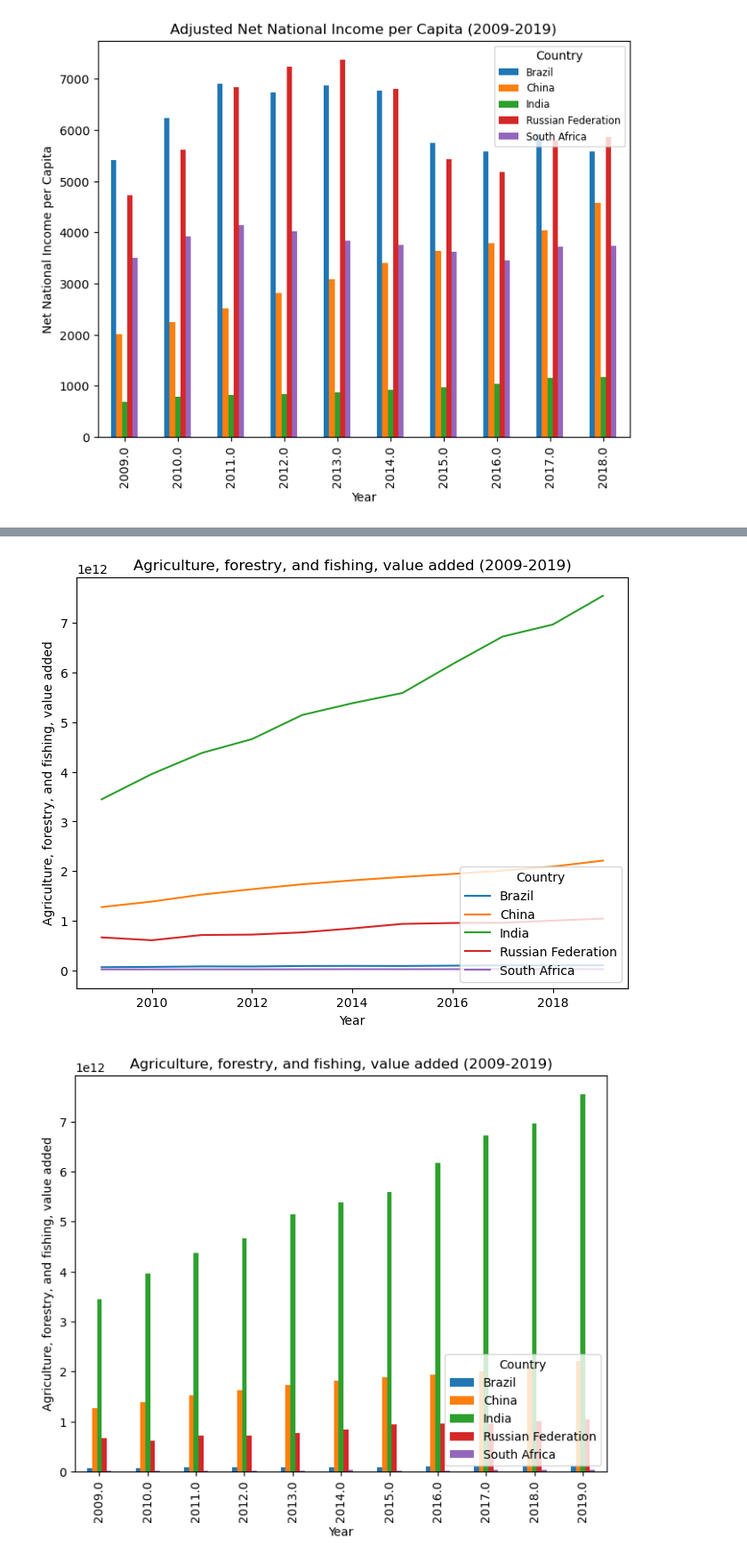
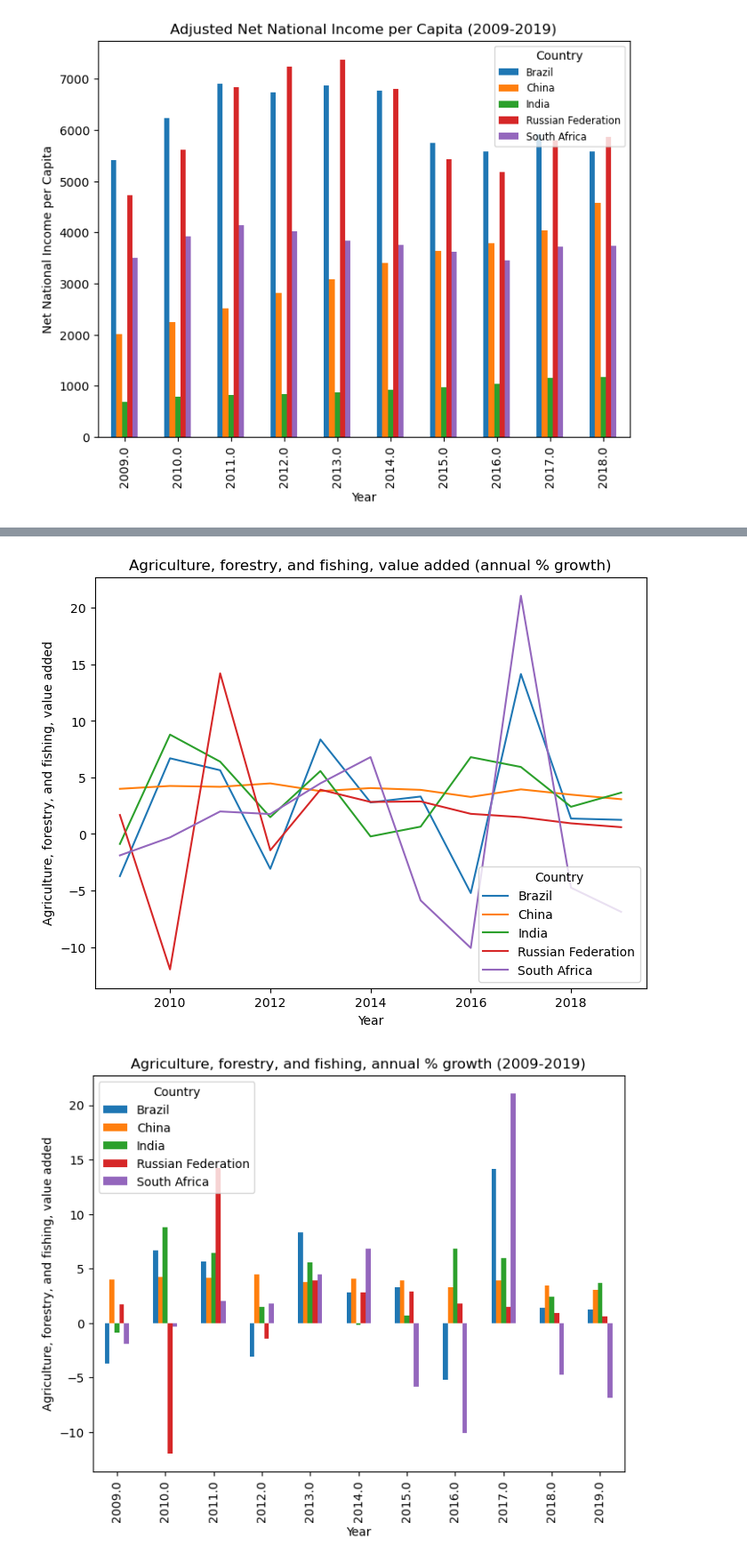
Before and after one commit to SArjaGit/BRICS_Project, a Jupyter notebook: Justin/Economic.ipynb, the cells around one changed output, grey strips where cells are left out. Shown at 89% size. Drawn from its saved outputs; the diff is of its cells as text; code cells hidden in the pictures.

Commit message:
Wrote code and created plots for Agriculture, forestry, and fishing, value added (annual % growth)

```diff
--- a/Justin/Economic.ipynb
+++ b/Justin/Economic.ipynb
@@ -161,7 +161,7 @@ plt.show()
 [figure]
 # %%
 # Filtering The Data for Agriculture, forestry, and fishing, value added
-agriculture_forestry_fishing = filtered_economic_data[filtered_economic_data["SeriesName"].str.contains("Agriculture, forestry, and fishing, value added", case=False)]
+agriculture_forestry_fishing = filtered_economic_data[filtered_economic_data["SeriesName"].str.contains('Agriculture, forestry, and fishing, value added (annual % growth)', case=False, regex=False)]
 
 agriculture_forestry_fishing.head()
 # %% [output]
@@ -189,22 +189,22 @@ group_agriculture_forestry_fishing.head()
 group_agriculture_forestry_fishing.pivot(index="Year", columns="CountryName", values="Value").plot(kind="line", figsize=(8,6))
 
 # Setting titles and labels
-plt.title("Agriculture, forestry, and fishing, value added (2009-2019)")
+plt.title("Agriculture, forestry, and fishing, value added (annual % growth)")
 plt.xlabel("Year")
 plt.ylabel("Agriculture, forestry, and fishing, value added")
 plt.legend(title="Country", loc="lower right")
 plt.show()
 # %% [output]
-[figure, old version]
+[figure, new version]
 # %%
-# Creating a bar graph to show the data for Agriculture, forestry, and fishing, value added
+# Creating a bar graph to show the data for Agriculture, forestry, and fishing, value added (annual % growth)
 group_agriculture_forestry_fishing.pivot(index="Year", columns="CountryName", values="Value").plot(kind="bar", figsize=(8,6))
 
 # Setting titles and labels
-plt.title("Agriculture, forestry, and fishing, value added (2009-2019)")
+plt.title("Agriculture, forestry, and fishing, annual % growth (2009-2019)")
 plt.xlabel("Year")
 plt.ylabel("Agriculture, forestry, and fishing, value added")
-plt.legend(title="Country", loc="lower right")
+plt.legend(title="Country", loc="upper left")
 plt.show()
 # %% [output]
-[figure, old version]
+[figure, new version]
```
Also changed, not shown: parts of 2 cells of this notebook.
